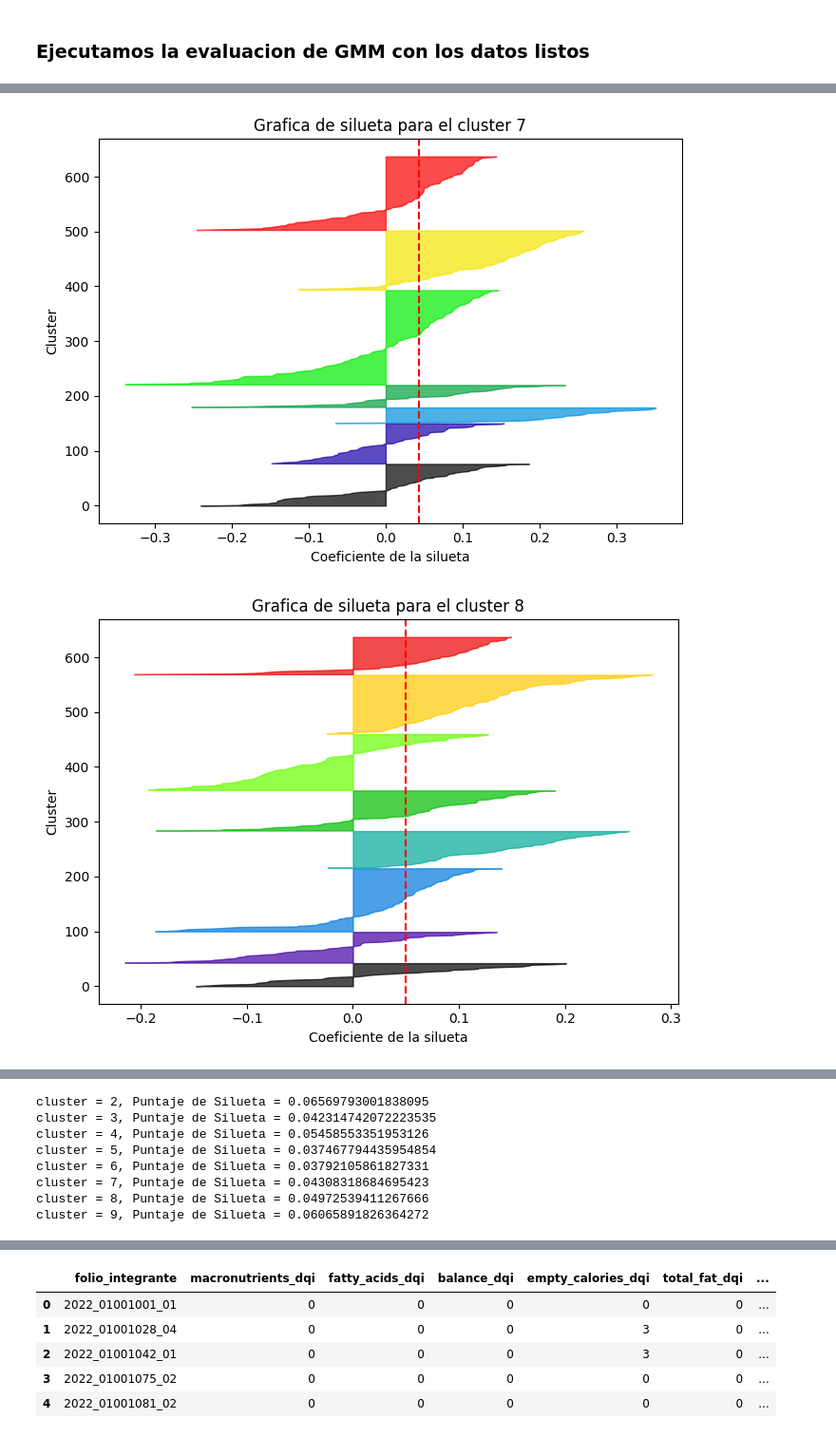
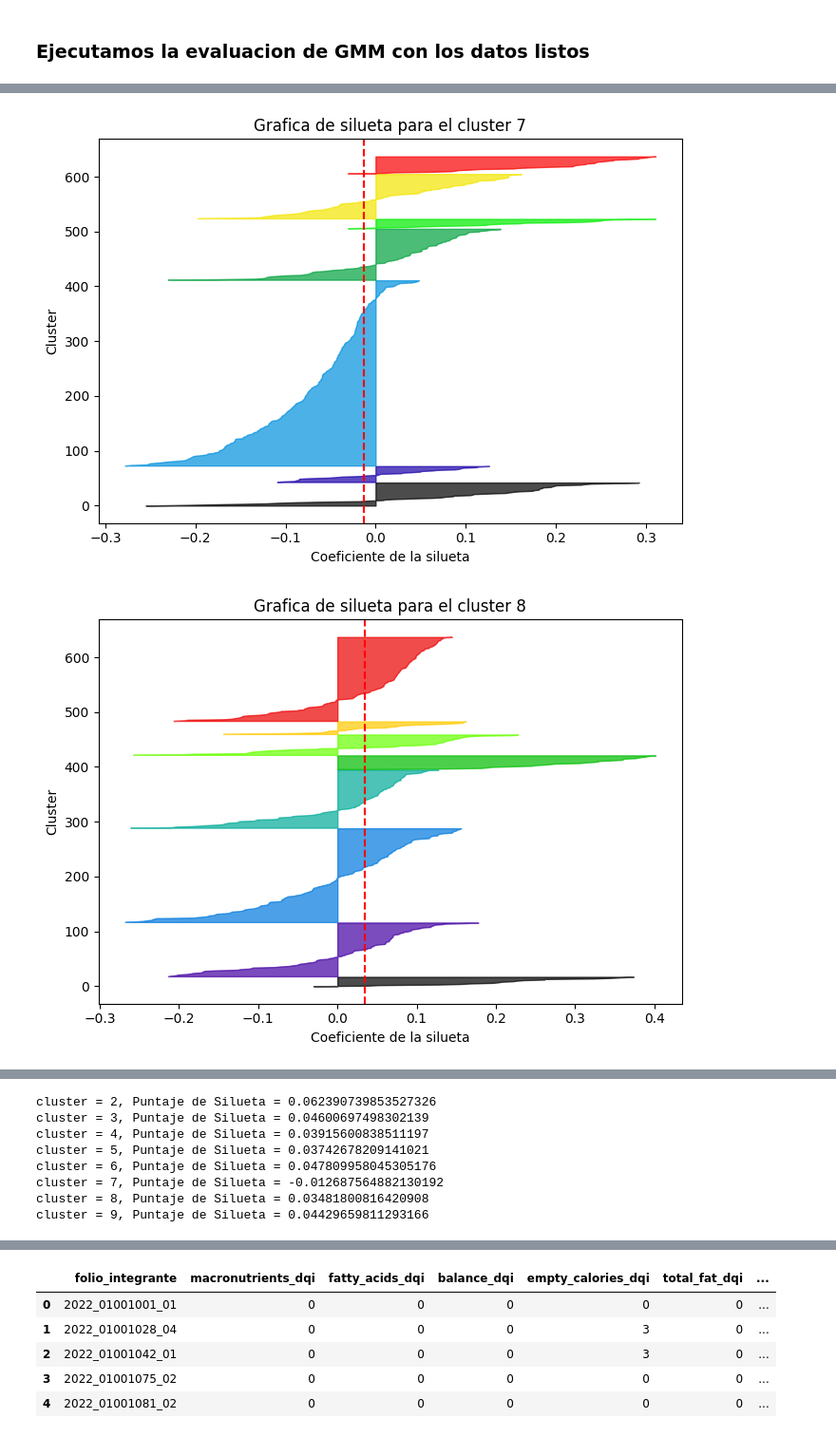
Before and after one commit to christiancalidad/ProyectoIntegradorSep24_Grupo15, a Jupyter notebook: 3.3 Modelo GMM.ipynb, the cells around one changed output, grey strips where cells are left out. Shown at 95% size. Cells and saved outputs as stored; diff of their text form; code cells hidden in the pictures.

```diff
--- a/3.3 Modelo GMM.ipynb
+++ b/3.3 Modelo GMM.ipynb
@@ -80,0 +22,4 @@ plt.show()
+# %%
+df_dqi =pd.read_csv('./Data/Processed/df_dqi_final.csv', sep=';')
+df_clustering_pca = pd.read_csv('./Data/Processed/df_clustering_pca.csv', sep=';')
+df_dqi.head()
@@ -166,7 +119,7 @@ def plot_component_spider_plotly(means, n_components):
 ### Ejecutamos la evaluacion de GMM con los datos listos
 # %%
 clusters = range(2, 10)
-puntaje_de_silueta = gmm(df_dqi_pca, clusters)
+puntaje_de_silueta = gmm(df_clustering_pca, clusters)
 for cluster, score in zip(clusters, puntaje_de_silueta):
     print(f'cluster = {cluster}, Puntaje de Silueta = {score}')
 
@@ -180,2 +133,2 @@ plot_silhouette_vs_cluster(clusters, puntaje_de_silueta)
-[figure, old version]
+[figure, new version]
-[figure, old version]
+[figure, new version]
@@ -183,8 +136,8 @@ plot_silhouette_vs_cluster(clusters, puntaje_de_silueta)
-cluster = 2, Puntaje de Silueta = 0.06569793001838095
-cluster = 3, Puntaje de Silueta = 0.042314742072223535
-cluster = 4, Puntaje de Silueta = 0.05458553351953126
-cluster = 5, Puntaje de Silueta = 0.037467794435954854
-cluster = 6, Puntaje de Silueta = 0.03792105861827331
-cluster = 7, Puntaje de Silueta = 0.04308318684695423
-cluster = 8, Puntaje de Silueta = 0.04972539411267666
-cluster = 9, Puntaje de Silueta = 0.06065891826364272
+cluster = 2, Puntaje de Silueta = 0.062390739853527326
+cluster = 3, Puntaje de Silueta = 0.04600697498302139
+cluster = 4, Puntaje de Silueta = 0.03915600838511197
+cluster = 5, Puntaje de Silueta = 0.03742678209141021
+cluster = 6, Puntaje de Silueta = 0.047809958045305176
+cluster = 7, Puntaje de Silueta = -0.012687564882130192
+cluster = 8, Puntaje de Silueta = 0.03481800816420908
+cluster = 9, Puntaje de Silueta = 0.04429659811293166
```
Also changed, not shown: parts of 11 cells of this notebook.
